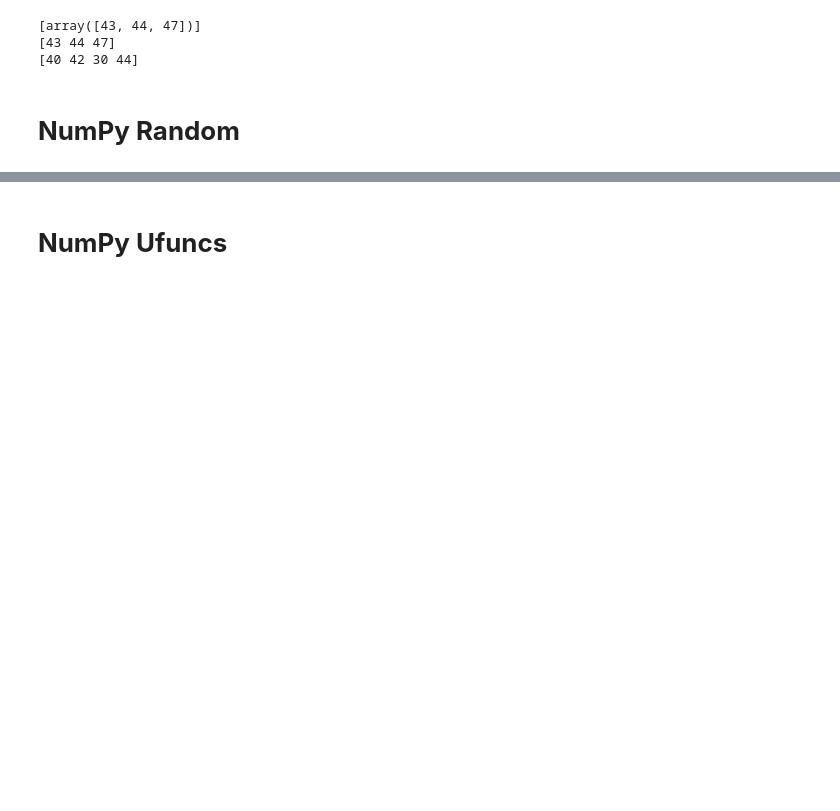
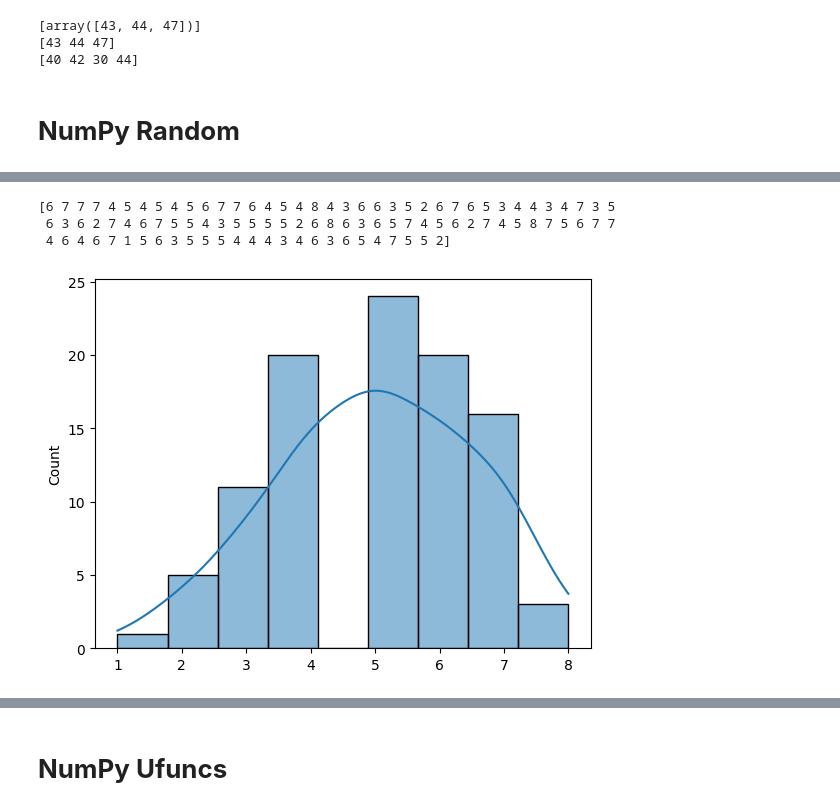
Before and after one commit to Sarvesh-Prajapati/NumPy, a Jupyter notebook: NumPy_GYM.ipynb, the cells around one changed output, grey strips where cells are left out. Saved outputs shown, nothing was run; the diff lists cells and outputs as text; code cells hidden in the pictures; blank space fills up the shorter version.

```diff
--- a/NumPy_GYM.ipynb
+++ b/NumPy_GYM.ipynb
@@ -1017,0 +975,24 @@ plt.show()
+# %%
+'''-------------------------------------------BINOMIAL DISTRIBUTION (DISCRETE)------------------------
+
+Aka 'Discrete Distribution', it describes outcome of binary scenarios, e.g. toss of a coin for head/tail. Discrete Distribution is defined
+at separate set of events, e.g. a coin toss's result is discrete as it can ONLY be head or tails.
+
+It has three parameters:
+>>n - no. of trials.
+>>p - probability of occurence of each trial (e.g. for toss of coin, 0.5 each).
+>>size - Shape of the returned array.'''
+
+from numpy import random
+import matplotlib.pyplot as plt
+import seaborn as sns
+
+x = random.binomial(n=10, p=0.5, size=100) #random bino dist as 1D list of 10 elements; if size = (5, 2), it assigns a 2D array to x
+print(x)
+sns.histplot(x, kde = True)
+plt.show()
+# %% [output]
+[6 7 7 7 4 5 4 5 4 5 6 7 7 6 4 5 4 8 4 3 6 6 3 5 2 6 7 6 5 3 4 4 3 4 7 3 5
+ 6 3 6 2 7 4 6 7 5 5 4 3 5 5 5 5 2 6 8 6 3 6 5 7 4 5 6 2 7 4 5 8 7 5 6 7 7
+ 4 6 4 6 7 1 5 6 3 5 5 5 4 4 4 3 4 6 3 6 5 4 7 5 5 2]
+[figure, added]
```
Also changed, not shown: parts of 55 cells of this notebook.
